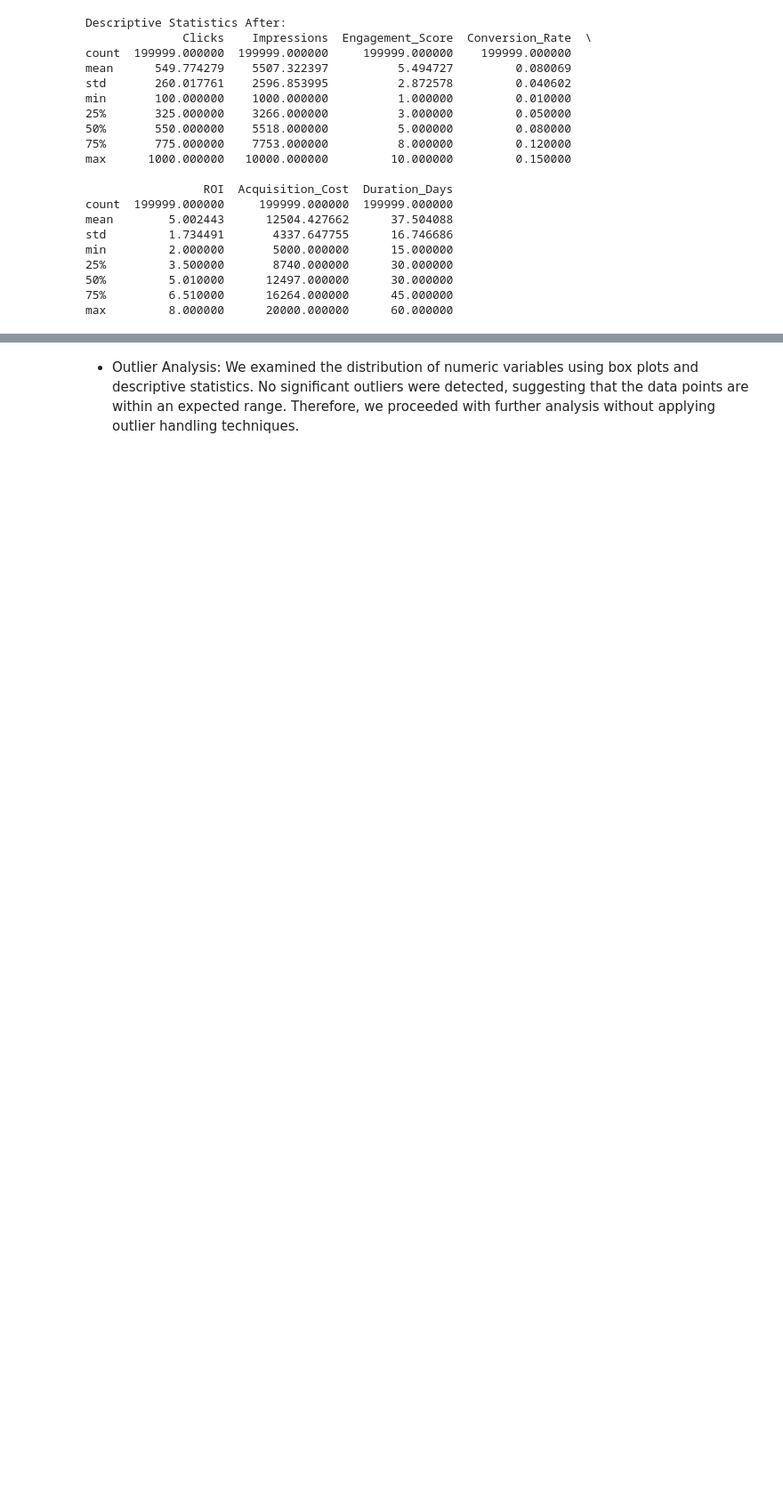
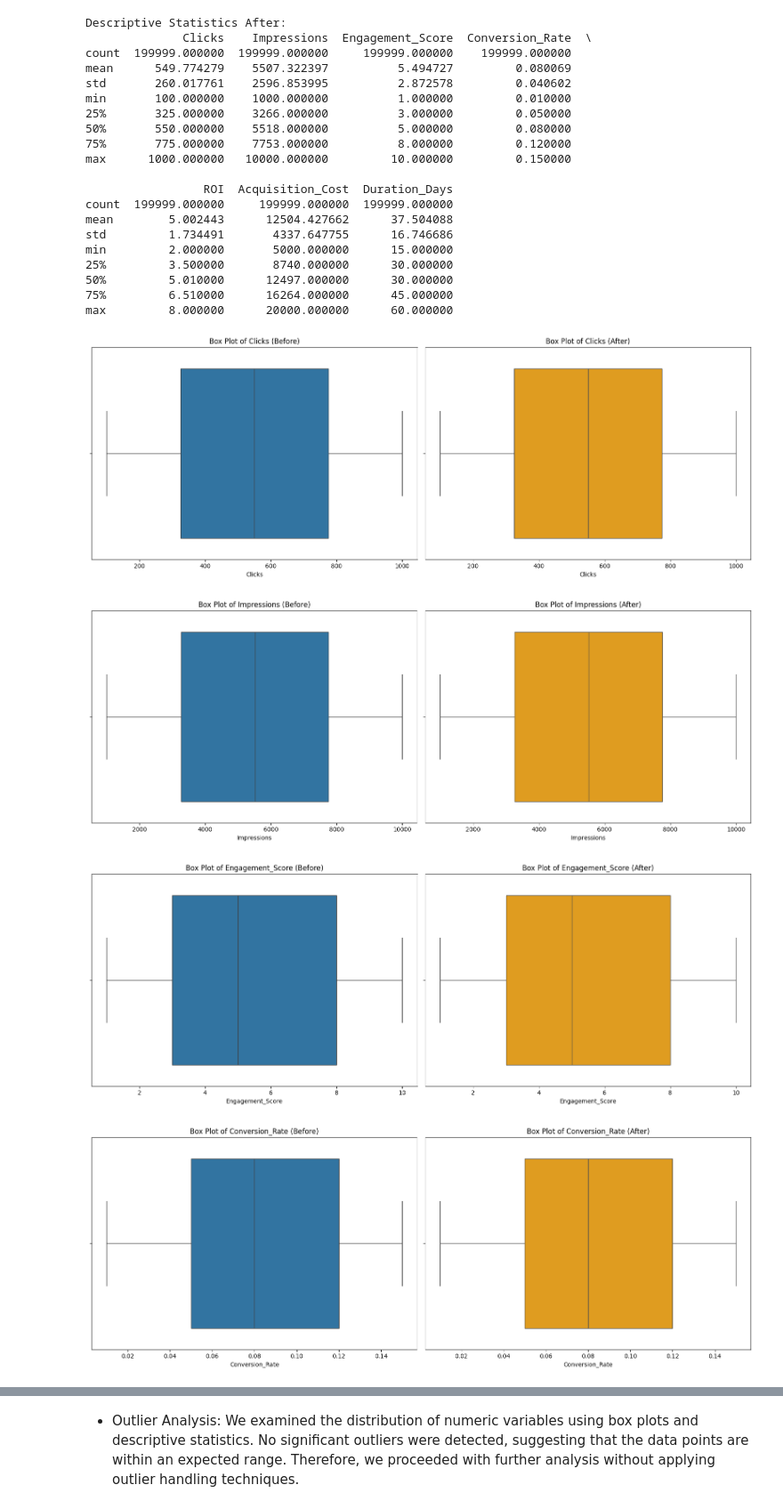
Before and after one commit to IsaganiJulian/Marketing_Campaign_DTSC, a Jupyter notebook: Isagani_Copy_of_MarketingCampaignAnalysis.ipynb, the cells around one changed output, grey strips where cells are left out. Shown at 89% size. Saved outputs shown, nothing was run; the diff lists cells and outputs as text; code cells hidden in the pictures; blank space fills up the shorter version.

```diff
--- a/Isagani_Copy_of_MarketingCampaignAnalysis.ipynb
+++ b/Isagani_Copy_of_MarketingCampaignAnalysis.ipynb
@@ -131,13 +131,3 @@ Duration_Days                int64
 dtype: object
 # %% [markdown]
 #### Identify Outliers
-# %%
-# List of numeric columns
-numeric_columns = ['Clicks', 'Impressions', 'Engagement_Score', 'Conversion_Rate', 'ROI', 'Acquisition_Cost', 'Duration_Days']
-
-# Before handling outliers
-for col in numeric_columns:
-    plt.figure(figsize=(8, 6))  # Adjust figure size as needed
-    sns.boxplot(x=marketing_data[col])
-    plt.title(f'Box Plot of {col} (Before)')
-    plt.show()
@@ -196,10 +180,3 @@ def handle_outliers(df, column):
 # Loop through numeric columns and handle outliers
 for col in numeric_columns:
     marketing_data = handle_outliers(marketing_data, col)
-
-# After handling outliers
-for col in numeric_columns:
-    plt.figure(figsize=(8, 6))  # Adjust figure size as needed
-    sns.boxplot(x=marketing_data[col])
-    plt.title(f'Box Plot of {col} (After)')
-    plt.show()
@@ -236,3 +205,23 @@ min         2.000000       5000.000000      15.000000
 50%         5.010000      12497.000000      30.000000
 75%         6.510000      16264.000000      45.000000
 max         8.000000      20000.000000      60.000000
+# %%
+# Create a figure with two subplots (side-by-side)
+for col in numeric_columns:
+    fig, axes = plt.subplots(1, 2, figsize=(16, 6))  # 1 row, 2 columns
+
+    # Box plot before outlier handling
+    sns.boxplot(x=marketing_data[col], ax=axes[0])  # Plot on the first subplot
+    axes[0].set_title(f'Box Plot of {col} (Before)')
+
+    # Assuming you have a 'marketing_data_cleaned' DataFrame after outlier handling
+    sns.boxplot(x=marketing_data[col], ax=axes[1], color='orange')  # Plot on the second subplot
+    axes[1].set_title(f'Box Plot of {col} (After)')
+
+    plt.tight_layout()  # Adjust spacing between subplots
+    plt.show()
+# %% [output]
+[figure, added]
+[figure, added]
+[figure, added]
+[figure, added]
```
Also changed, not shown: parts of 17 cells of this notebook.
